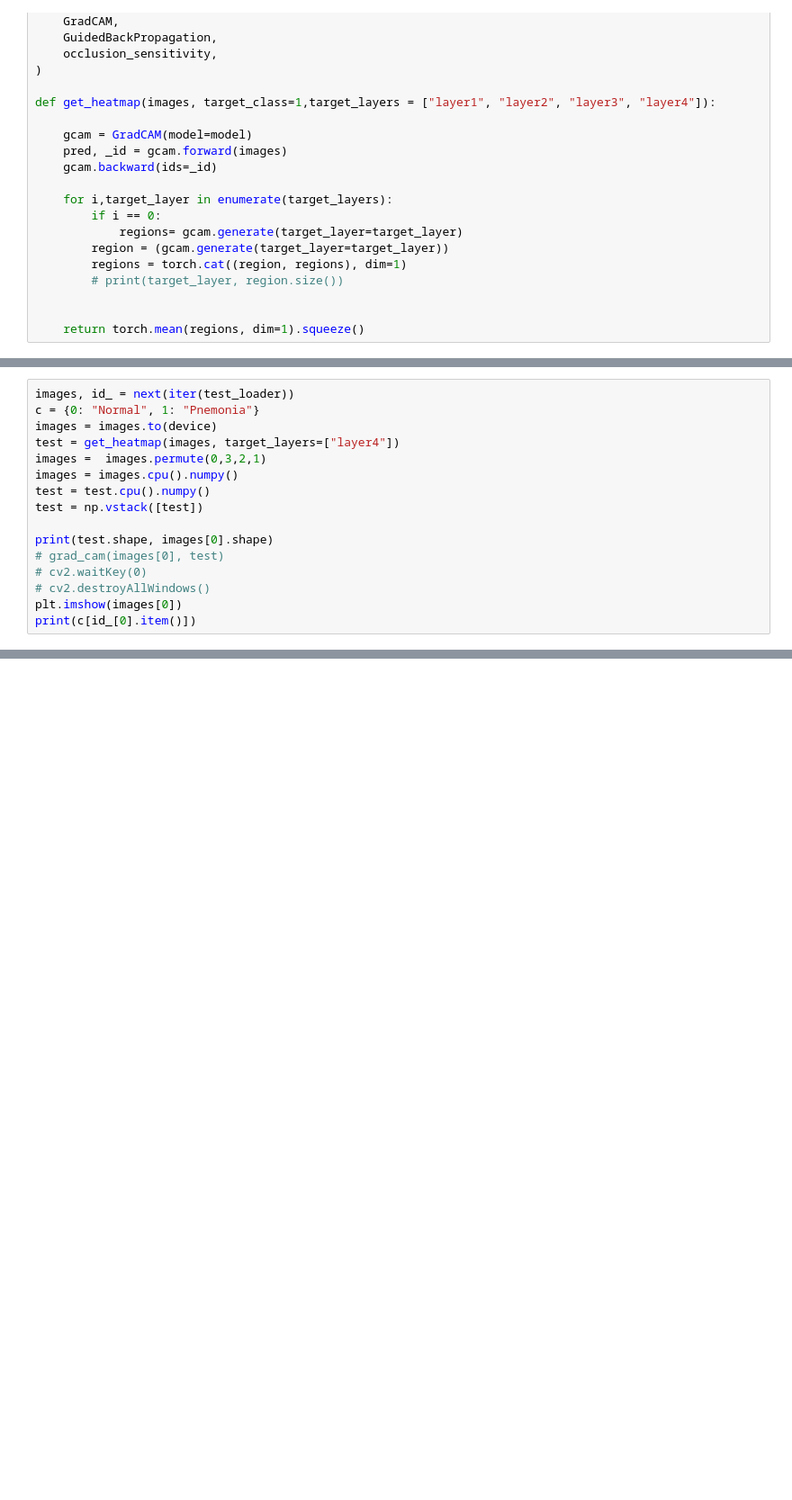
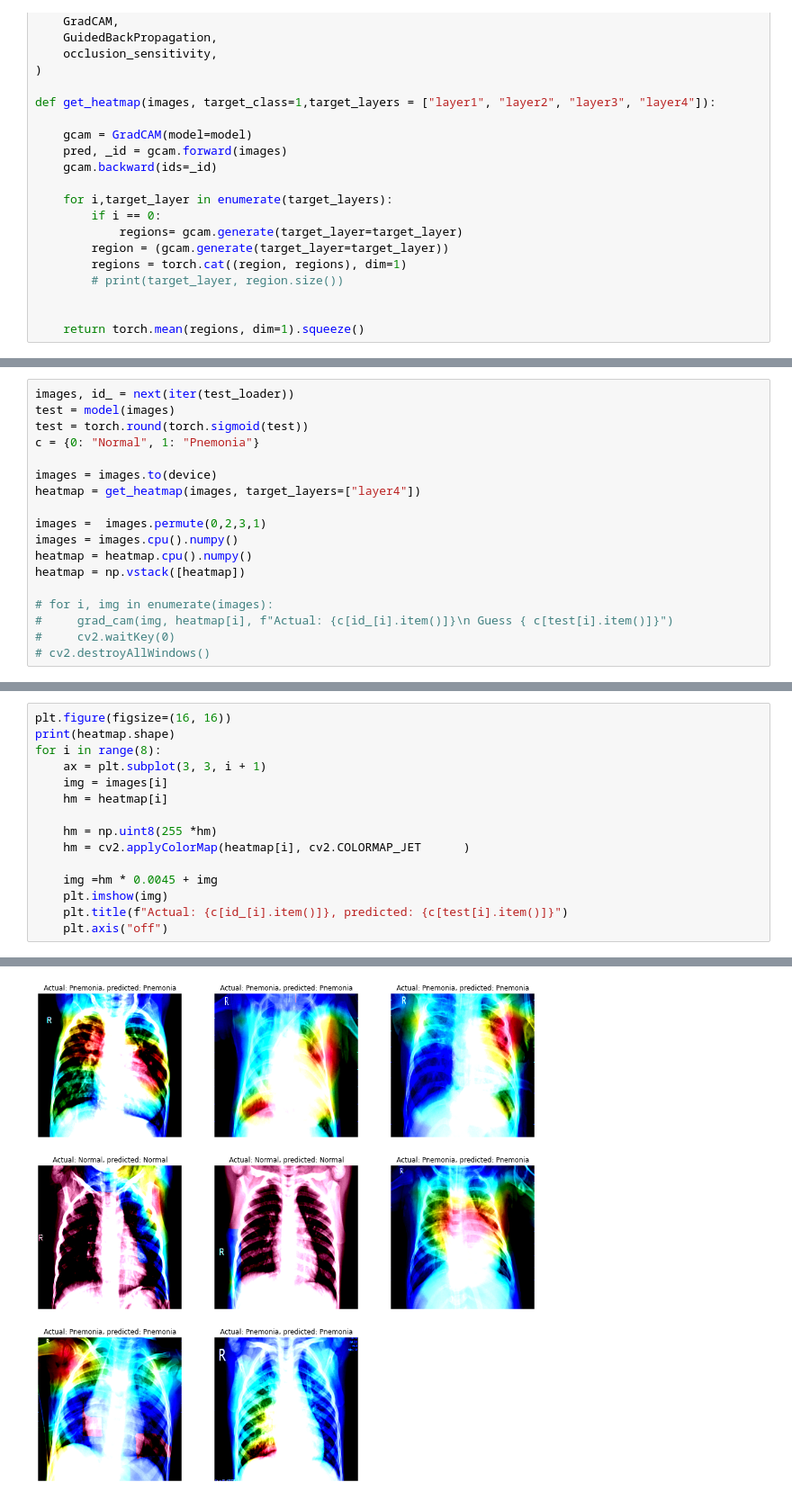
Before and after one commit to ojaohe-3/D7047E, a Jupyter notebook: Project_v2.ipynb, the cells around one changed output, grey strips where cells are left out. Shown at 90% size. Drawn from its saved outputs; the diff is of its cells as text; blank space fills up the shorter version.

Commit message:
grad-cam

```diff
--- a/Project_v2.ipynb
+++ b/Project_v2.ipynb
@@ -284,16 +317,18 @@ def grad_cam(img, heatmap):
 # %%
 images, id_ = next(iter(test_loader))
+test = model(images)
+test = torch.round(torch.sigmoid(test))
 c = {0: "Normal", 1: "Pnemonia"}
+
 images = images.to(device)
-test = get_heatmap(images, target_layers=["layer4"])
-images =  images.permute(0,3,2,1)
+heatmap = get_heatmap(images, target_layers=["layer4"])
+
+images =  images.permute(0,2,3,1)
 images = images.cpu().numpy()
-test = test.cpu().numpy()
-test = np.vstack([test])
+heatmap = heatmap.cpu().numpy()
+heatmap = np.vstack([heatmap])
 
-print(test.shape, images[0].shape)
-# grad_cam(images[0], test)
-# cv2.waitKey(0)
+# for i, img in enumerate(images):
+#     grad_cam(img, heatmap[i], f"Actual: {c[id_[i].item()]}\n Guess { c[test[i].item()]}")
+#     cv2.waitKey(0)
 # cv2.destroyAllWindows()
-plt.imshow(images[0])
-print(c[id_[0].item()])
@@ -307,0 +335,16 @@ plt.imshow(test[0])
+# %%
+plt.figure(figsize=(16, 16))
+print(heatmap.shape)
+for i in range(8):
+    ax = plt.subplot(3, 3, i + 1)
+    img = images[i]
+    hm = heatmap[i]
+
+    hm = np.uint8(255 *hm)
+    hm = cv2.applyColorMap(heatmap[i], cv2.COLORMAP_JET      )
+
+    img =hm * 0.0045 + img
+    plt.imshow(img)
+    plt.title(f"Actual: {c[id_[i].item()]}, predicted: {c[test[i].item()]}")
+    plt.axis("off")
+# %% [output]
@@ -308,3 +360,4 @@ plt.imshow(test[0])
+[figure, added]
 # %% [markdown]
 ## Datainbalance
 This dataset, has lage imbalance where there is 3x as many positive cases as normal. This could be preferable as there would be better to classify a normal as sick then to missclassify someone sick as normal. However if the network is just registering people as sick then we have a problem. Altho the Grad-Cam can visualize what it missclassify. There is a need while to address the data imbalance to futher improve networks accuracy. I propose an Randomized sub-sampeling algorithm that selects from the .
```
Also changed, not shown: parts of 12 cells of this notebook, 4 other files.
